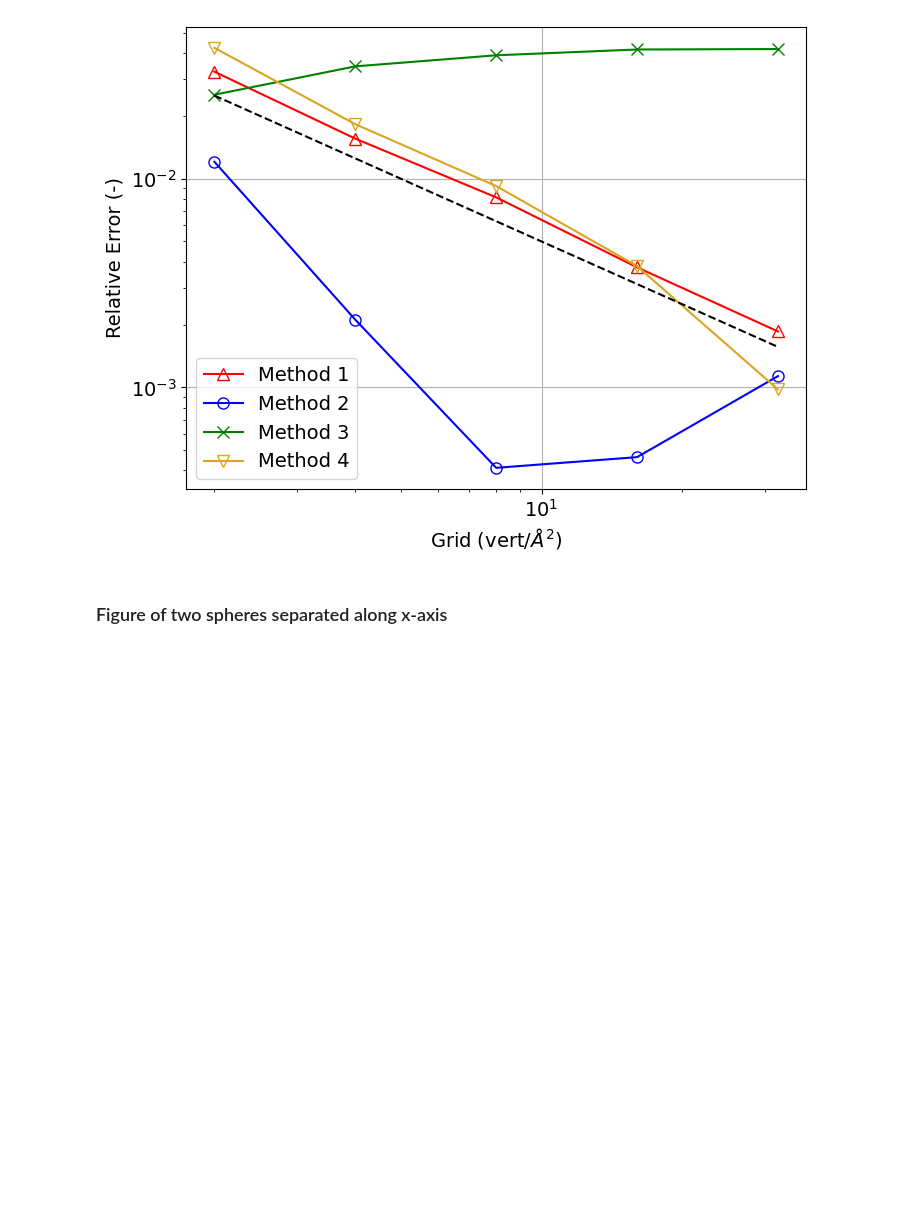
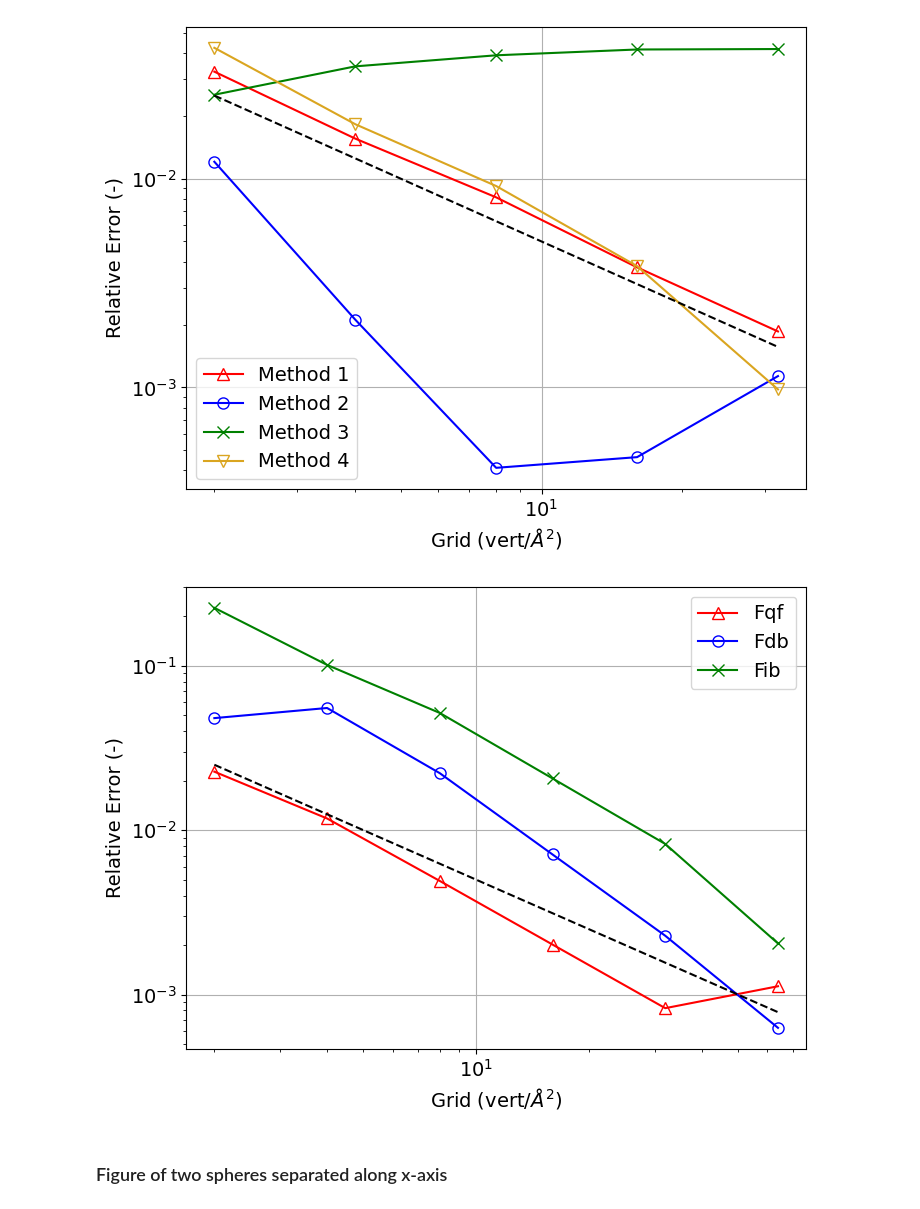
Before and after one commit to iaddison-smith/Apbs_force_simulations, a Jupyter notebook: force_plots.ipynb, the cells around one changed output. Drawn from its saved outputs; the diff is of its cells as text; code cells hidden in the pictures; blank space fills up the shorter version.

```diff
--- a/force_plots.ipynb
+++ b/force_plots.ipynb
@@ -151,9 +151,9 @@ plt.savefig('figures//Sphere_formul_grid2.png',dpi=100,bbox_inches='tight')
 # %%
 # read results file
 def relative_value(x):
-    return np.abs(x-1.9425-0.0001)/1.9425
+    return np.abs((x-0.0001)-1.9425)/1.9425 #1.9425 is the analytical value, 0.0001 is the value of the force far away
 
-force_terms = np.loadtxt('results_pbj\sphere_r1q2_forces_to_latex.txt',delimiter='&',skiprows=1)
+force_terms = np.loadtxt(os.path.join('results_pbj','sphere_r1q2_forces_to_latex.txt'),delimiter='&',skiprows=1)
 plt.figure(figsize=(8,6))
 plt.rc('axes', prop_cycle=custom_cycler)
 plt.plot(force_terms[:,0],relative_value(force_terms[:,1]),label='Method 1',marker='^',mfc='none')
@@ -170,9 +170,38 @@ plt.ylabel('Relative Error (-)')
 plt.yscale('log')
 plt.xscale('log')
 plt.grid()
-plt.savefig('figures//Sphere_formul_grid_rel.png',dpi=100,bbox_inches='tight')
+plt.savefig(os.path.join('figures','Sphere_formul_grid_rel.png'),dpi=100,bbox_inches='tight')
 # %% [output]
 [figure]
+# %%
+# read results file
+def relative_value(x,term):
+    if term=='Fqf':
+        return np.abs(x-2.693726)/2.693726
+    elif term=='Fdb':
+        return np.abs(x-0.847832)/0.847832
+    elif term=='Fib':
+        return np.abs(x-0.016133)/0.016133
+
+force_terms = np.loadtxt(os.path.join('results_pbj','sphere_r1q2_forces_terms_to_latex.txt'),delimiter='&',skiprows=1)
+plt.figure(figsize=(8,6))
+plt.rc('axes', prop_cycle=custom_cycler)
+plt.plot(force_terms[:,0],relative_value(force_terms[:,1],'Fqf'),label='Fqf',marker='^',mfc='none')
+plt.plot(force_terms[:,0],relative_value(force_terms[:,3],'Fdb'),label='Fdb',marker='o',mfc='none')
+plt.plot(force_terms[:,0],relative_value(force_terms[:,4],'Fib'),label='Fib',marker='x',mfc='none')
+plt.plot(force_terms[:,0],0.5e-1*1/force_terms[:,0],ls='--',color='black')
+
+# added these three lines
+plt.legend(loc='best')
+plt.xticks([4,8,16,32,64])
+plt.xlabel('Grid (vert/$\AA ^2$)')
+plt.ylabel('Relative Error (-)')
+plt.yscale('log')
+plt.xscale('log')
+plt.grid()
+plt.savefig(os.path.join('figures','Sphere_terms_grid_rel.png'),dpi=100,bbox_inches='tight')
+# %% [output]
+[figure, added]
 # %% [markdown]
 ### Figure of two spheres separated along x-axis
 # %%
```
Also changed, not shown: 12 other files.
